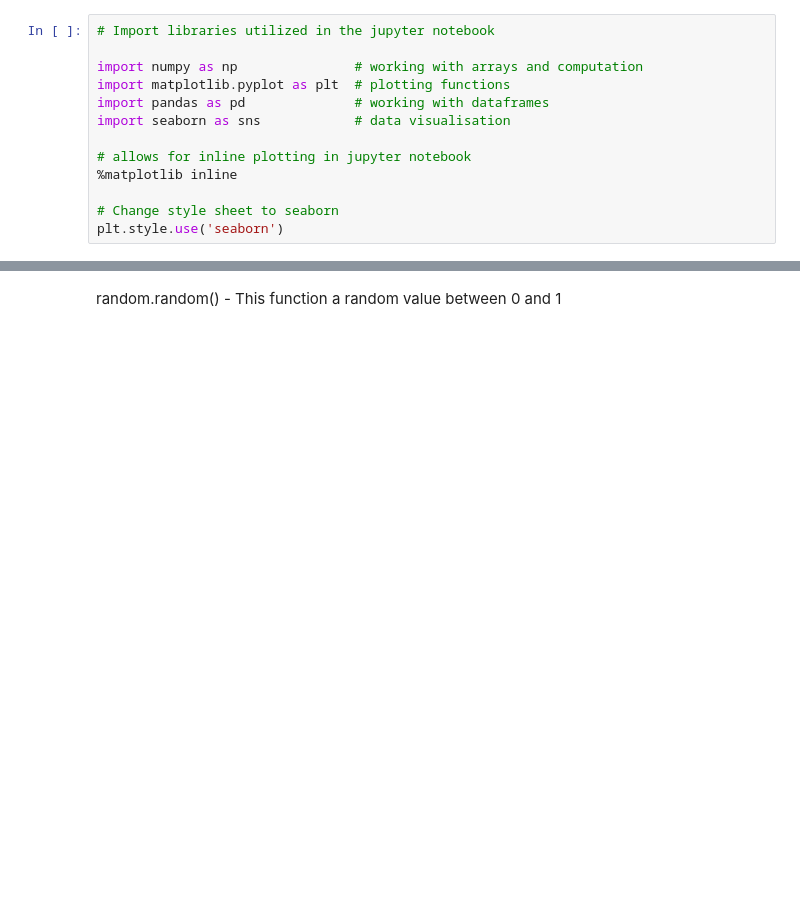
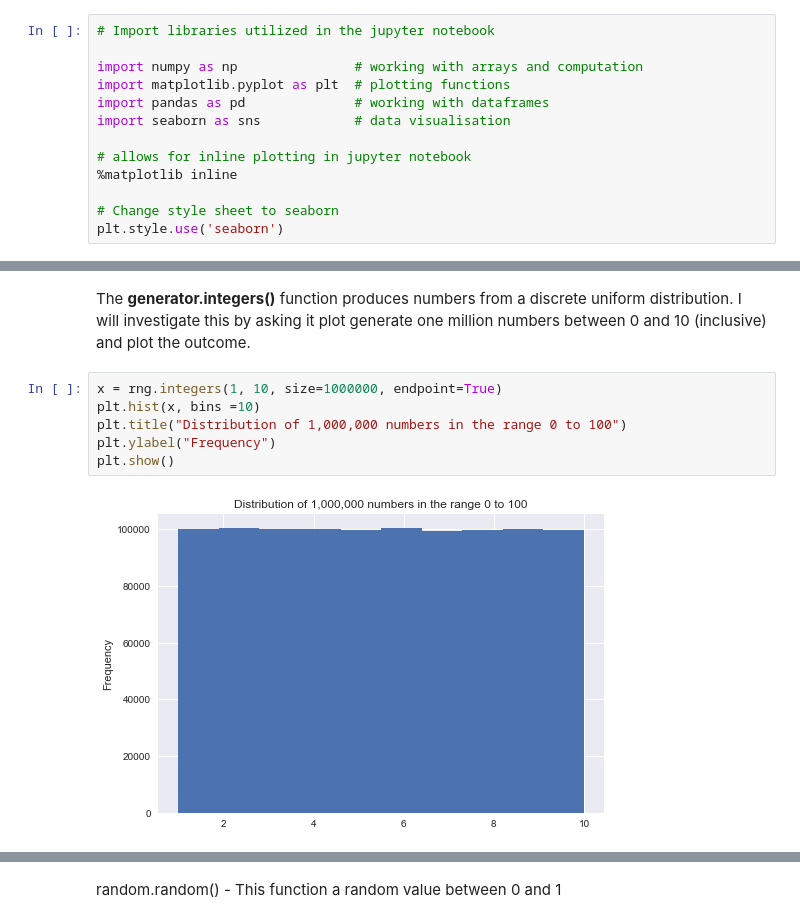
Before and after one commit to fionnmccarthy/ProgDA_Assignment, a Jupyter notebook: numpy-random.ipynb, the cells around one changed output, grey strips where cells are left out. Drawn from its saved outputs; the diff is of its cells as text; blank space fills up the shorter version.

Commit message:
plots added to integers function, along with new images for integers function section

```diff
--- a/numpy-random.ipynb
+++ b/numpy-random.ipynb
@@ -56,0 +58,10 @@ array([[3, 1, 2, 1],
+# %% [markdown]
+The **generator.integers()** function produces numbers from a discrete uniform distribution. I will investigate this by asking it plot generate one million numbers between 0 and 10 (inclusive) and plot the outcome.
+# %%
+x = rng.integers(1, 10, size=1000000, endpoint=True)
+plt.hist(x, bins =10)
+plt.title("Distribution of 1,000,000 numbers in the range 0 to 100")
+plt.ylabel("Frequency")
+plt.show()
+# %% [output]
+[figure, added]
```
Also changed, not shown: parts of 14 cells of this notebook, 1 other file.
